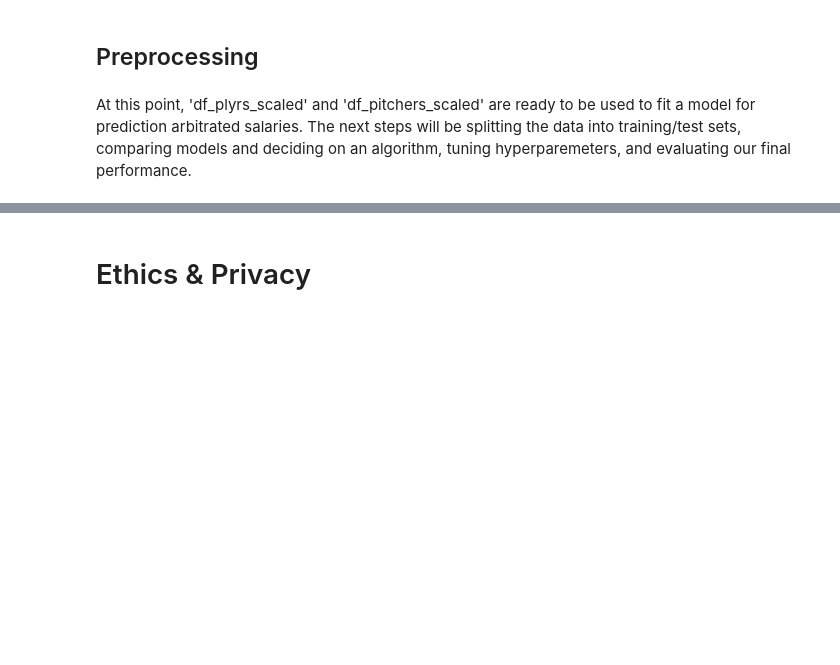
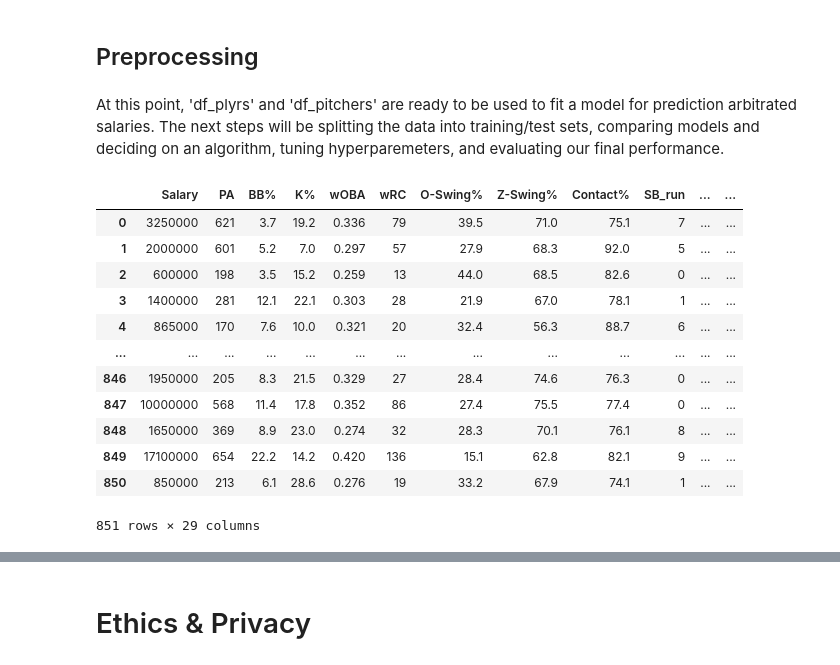
Before and after one commit to COGS118A/Group029-SP23, a Jupyter notebook: Checkpoint_Group029_SP23.ipynb, the cells around one changed output, grey strips where cells are left out. Cells and saved outputs as stored; diff of their text form; code cells hidden in the pictures; blank space fills up the shorter version.

```diff
--- a/Checkpoint_Group029_SP23.ipynb
+++ b/Checkpoint_Group029_SP23.ipynb
@@ -938,6 +933,9 @@ pitchers_one_hot_cols = ['Position', 'Service Time']
 df_plyrs_scaled = apply_scaler_to_columns(df_plyrs, MinMaxScaler(), plyrs_min_max_cols)
 df_plyrs_scaled = apply_scaler_to_columns(df_plyrs, StandardScaler(), plyrs_standard_scale_cols)
 df_plyrs_scaled = one_hot_encode_columns(df_plyrs, plyrs_one_hot_cols)
+df_plyrs_scaled = df_plyrs_scaled.drop(['Name','Prev. Season'], axis = 1)
+
+df_plyrs = df_plyrs_scaled
 # %%
 df_pitchers_scaled = apply_scaler_to_columns(df_pitchers, MinMaxScaler(), pitchers_min_max_cols)
 df_pitchers_scaled = apply_scaler_to_columns(df_pitchers, StandardScaler(), pitchers_standard_scale_cols)
@@ -945,2 +946,18 @@ df_pitchers_scaled = one_hot_encode_columns(df_pitchers, pitchers_one_hot_cols)
 # %% [markdown]
-At this point, 'df_plyrs_scaled' and 'df_pitchers_scaled' are ready to be used to fit a model for prediction arbitrated salaries. The next steps will be splitting the data into training/test sets, comparing models and deciding on an algorithm, tuning hyperparemeters, and evaluating our final performance.
+At this point, 'df_plyrs' and 'df_pitchers' are ready to be used to fit a model for prediction arbitrated salaries. The next steps will be splitting the data into training/test sets, comparing models and deciding on an algorithm, tuning hyperparemeters, and evaluating our final performance.
+# %%
+df_plyrs
+# %% [output]
+|  | Salary | PA | BB% | K% | wOBA | wRC | O-Swing% | Z-Swing% | Contact% | SB_run | ... | ... |
+| 0 | 3250000 | 621 | 3.7 | 19.2 | 0.336 | 79 | 39.5 | 71.0 | 75.1 | 7 | ... | ... |
+| 1 | 2000000 | 601 | 5.2 | 7.0 | 0.297 | 57 | 27.9 | 68.3 | 92.0 | 5 | ... | ... |
+| 2 | 600000 | 198 | 3.5 | 15.2 | 0.259 | 13 | 44.0 | 68.5 | 82.6 | 0 | ... | ... |
+| 3 | 1400000 | 281 | 12.1 | 22.1 | 0.303 | 28 | 21.9 | 67.0 | 78.1 | 1 | ... | ... |
+| 4 | 865000 | 170 | 7.6 | 10.0 | 0.321 | 20 | 32.4 | 56.3 | 88.7 | 6 | ... | ... |
+| ... | ... | ... | ... | ... | ... | ... | ... | ... | ... | ... | ... | ... |
+| 846 | 1950000 | 205 | 8.3 | 21.5 | 0.329 | 27 | 28.4 | 74.6 | 76.3 | 0 | ... | ... |
+| 847 | 10000000 | 568 | 11.4 | 17.8 | 0.352 | 86 | 27.4 | 75.5 | 77.4 | 0 | ... | ... |
+| 848 | 1650000 | 369 | 8.9 | 23.0 | 0.274 | 32 | 28.3 | 70.1 | 76.1 | 8 | ... | ... |
+| 849 | 17100000 | 654 | 22.2 | 14.2 | 0.420 | 136 | 15.1 | 62.8 | 82.1 | 9 | ... | ... |
+| 850 | 850000 | 213 | 6.1 | 28.6 | 0.276 | 19 | 33.2 | 67.9 | 74.1 | 1 | ... | ... |
+851 rows × 29 columns
```
Also changed, not shown: parts of 18 cells of this notebook.
